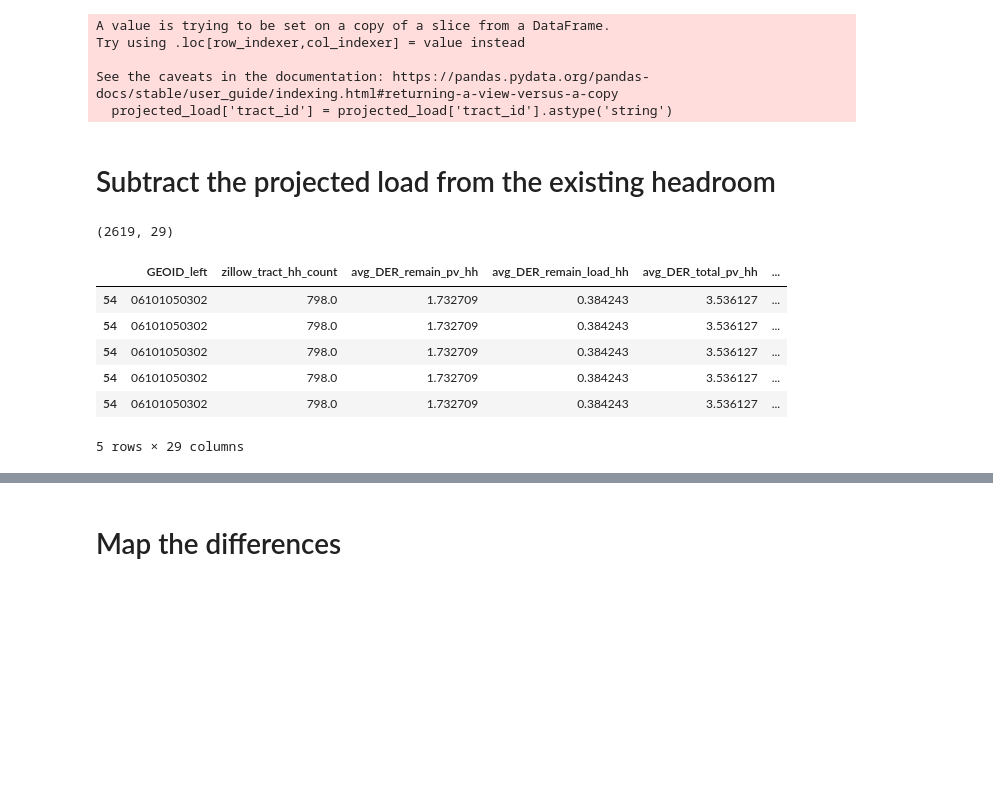
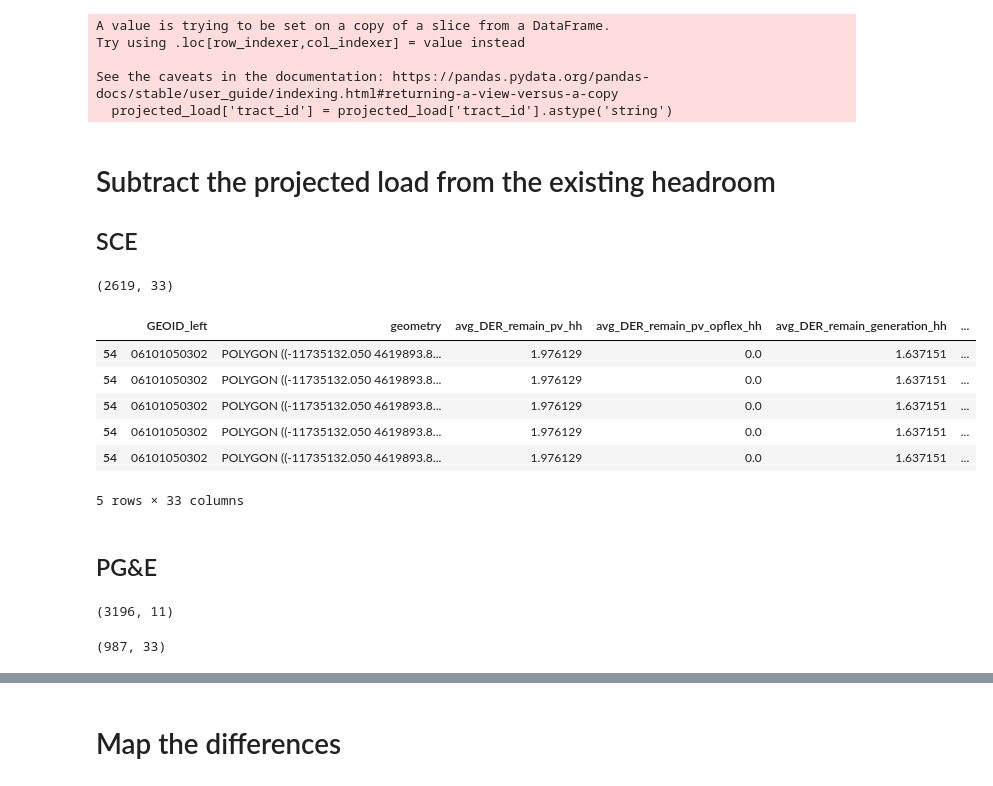
Before and after one commit to ElectriGrid/projected-load-analysis, a Jupyter notebook: headroom_vs_projected.ipynb, the cells around one changed output, grey strips where cells are left out. Drawn from its saved outputs; the diff is of its cells as text; code cells hidden in the pictures; blank space fills up the shorter version.

```diff
--- a/headroom_vs_projected.ipynb
+++ b/headroom_vs_projected.ipynb
@@ -185,6 +187,8 @@ projected_load = projected_load.set_geometry('geometry')
 projected_load = projected_load.to_crs('EPSG:6933')
 # %% [markdown]
 # Subtract the projected load from the existing headroom
+
+## SCE
 # %%
 # adjust the crs of sce_hostcap
 sce_hostcap = sce_hostcap.to_crs('EPSG:6933')
@@ -193,22 +197,22 @@ sce_hostcap = sce_hostcap.to_crs('EPSG:6933')
 assert sce_hostcap.crs == projected_load.crs
 # %%
 # join the two dataframes
-join = gpd.sjoin(sce_hostcap, projected_load, how = "inner", predicate = 'intersects')
+sce_join = gpd.sjoin(sce_hostcap, projected_load, how = "inner", predicate = 'intersects')
 # %%
 # view the shape of the joined dataframe
-join.shape
+sce_join.shape
 # %% [output]
-(2619, 29)
+(2619, 33)
 # %%
 # view the head of the dataframe
-join.head()
+sce_join.head()
 # %% [output]
-|  | GEOID_left | zillow_tract_hh_count | avg_DER_remain_pv_hh | avg_DER_remain_load_hh | avg_DER_total_pv_hh | ... |
-| 54 | 06101050302 | 798.0 | 1.732709 | 0.384243 | 3.536127 | ... |
-| 54 | 06101050302 | 798.0 | 1.732709 | 0.384243 | 3.536127 | ... |
-| 54 | 06101050302 | 798.0 | 1.732709 | 0.384243 | 3.536127 | ... |
-| 54 | 06101050302 | 798.0 | 1.732709 | 0.384243 | 3.536127 | ... |
-| 54 | 06101050302 | 798.0 | 1.732709 | 0.384243 | 3.536127 | ... |
+|  | GEOID_left | geometry | avg_DER_remain_pv_hh | avg_DER_remain_pv_opflex_hh | avg_DER_remain_generation_hh | ... |
+| 54 | 06101050302 | POLYGON ((-11735132.050 4619893.8... | 1.976129 | 0.0 | 1.637151 | ... |
+| 54 | 06101050302 | POLYGON ((-11735132.050 4619893.8... | 1.976129 | 0.0 | 1.637151 | ... |
+| 54 | 06101050302 | POLYGON ((-11735132.050 4619893.8... | 1.976129 | 0.0 | 1.637151 | ... |
+| 54 | 06101050302 | POLYGON ((-11735132.050 4619893.8... | 1.976129 | 0.0 | 1.637151 | ... |
+| 54 | 06101050302 | POLYGON ((-11735132.050 4619893.8... | 1.976129 | 0.0 | 1.637151 | ... |
-5 rows × 29 columns
+5 rows × 33 columns
 # %%
 # calculate the difference between the headroom and the projected load
@@ -219,0 +224,6 @@ max_diff = join['diff_proj_load'].max()
+# %% [markdown]
+## PG&E
+# %%
+pge_hostcap.shape
+# %% [output]
+(3196, 11)
@@ -219,0 +242,5 @@ max_diff = join['diff_proj_load'].max()
+# %%
+# view the shape of the joined dataframe
+pge_join.shape
+# %% [output]
+(987, 33)
```
Also changed, not shown: parts of 22 cells of this notebook.
